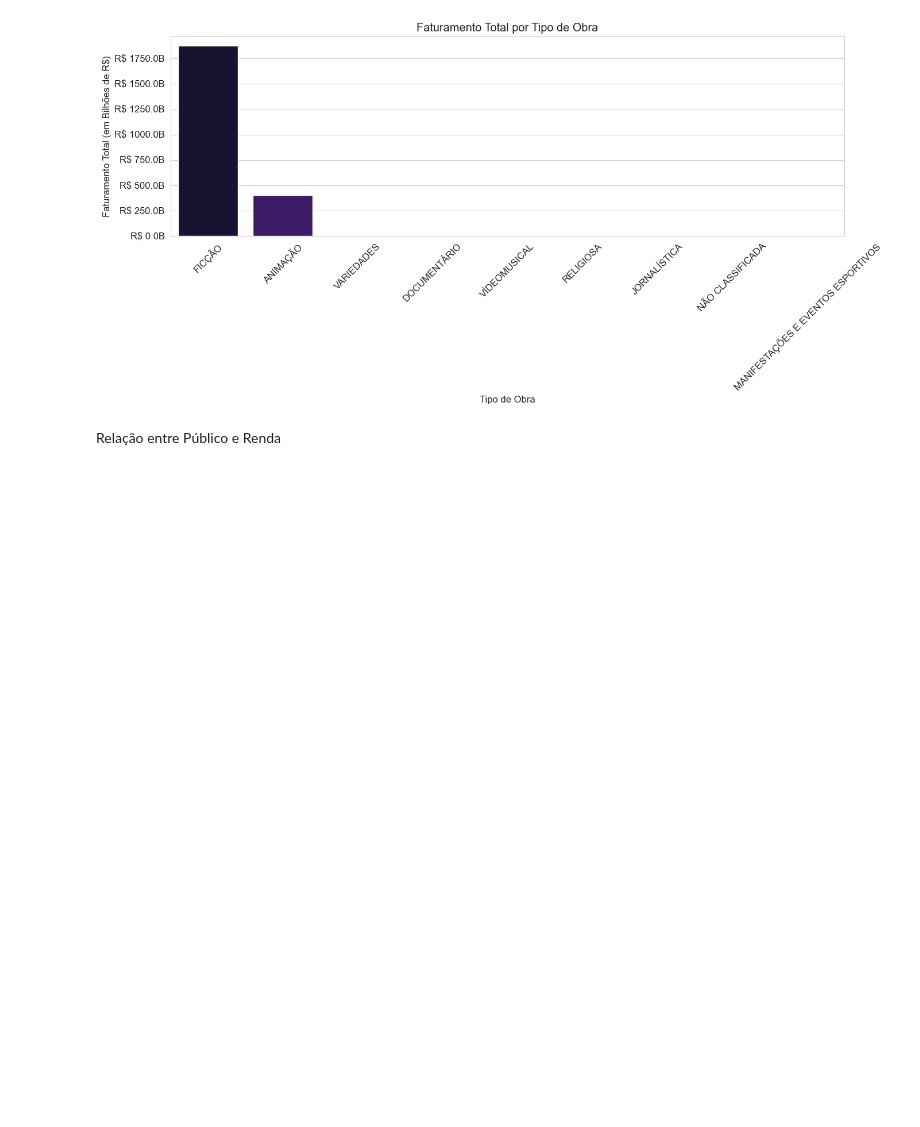
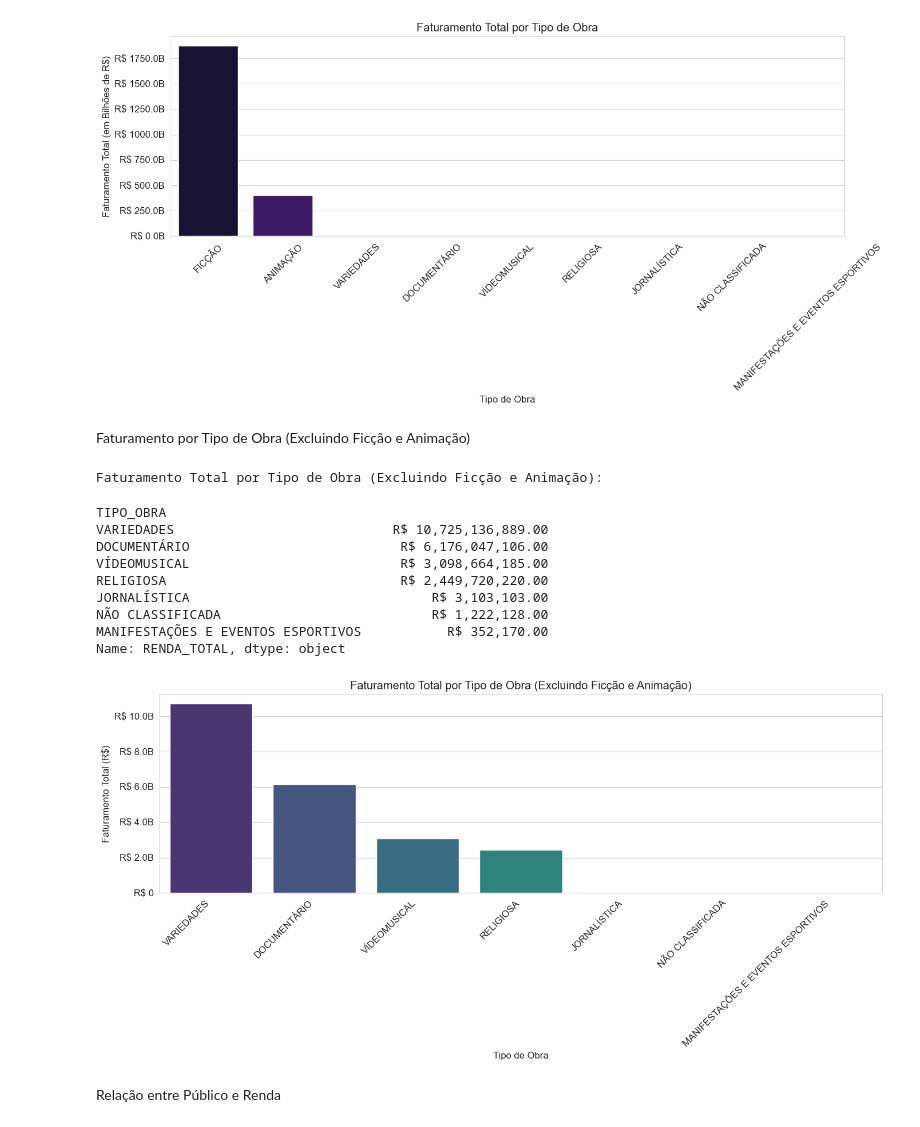
Before and after one commit to Abraao1231/trabalho-BD2, a Jupyter notebook: Data-Layer/raw/Analytcis.ipynb, the cells around one changed output. Cells and saved outputs as stored; diff of their text form; code cells hidden in the pictures; blank space fills up the shorter version.

```diff
--- a/Data-Layer/raw/Analytcis.ipynb
+++ b/Data-Layer/raw/Analytcis.ipynb
@@ -185,6 +186,46 @@ NÃO CLASSIFICADA                              R$ 1,222,128.00
 MANIFESTAÇÕES E EVENTOS ESPORTIVOS              R$ 352,170.00
 Name: RENDA_TOTAL, dtype: object
 [figure]
+# %% [markdown]
+Faturamento por Tipo de Obra (Excluindo Ficção e Animação)
+# %%
+if df is not None:
+    # Excluir tipos de obra: Ficção e Animação
+    tipos_excluidos = ['FICÇÃO', 'ANIMAÇÃO', 'FICCAO', 'ANIMACAO']
+    df_filtrado_tipos = df[~df['TIPO_OBRA'].isin(tipos_excluidos)]
+
+    # Agrupar por tipo de obra
+    renda_por_tipo_filtrado = df_filtrado_tipos.groupby('TIPO_OBRA')['RENDA_TOTAL'].sum().sort_values(ascending=False)
+
+    print("\nFaturamento Total por Tipo de Obra (Excluindo Ficção e Animação):")
+    display(renda_por_tipo_filtrado.apply(lambda x: f"R$ {x:,.2f}"))
+
+    # Gráfico de barras
+    ax = sns.barplot(x=renda_por_tipo_filtrado.index, y=renda_por_tipo_filtrado.values,
+                     hue=renda_por_tipo_filtrado.index, palette='viridis', legend=False)
+    ax.set_title('Faturamento Total por Tipo de Obra (Excluindo Ficção e Animação)')
+    ax.set_xlabel('Tipo de Obra')
+    ax.set_ylabel('Faturamento Total (R$)')
+
+    # Formatação dinâmica do eixo Y (bilhões/milhões)
+    formatter = FuncFormatter(lambda y, pos: f'R$ {y/1e9:.1f}B' if abs(y) >= 1e9 else (f'R$ {y/1e6:.1f}M' if abs(y) >= 1e6 else f'R$ {y:,.0f}'))
+    ax.yaxis.set_major_formatter(formatter)
+
+    plt.xticks(rotation=45, ha='right')
+    plt.tight_layout()
+    plt.show()
+# %% [output]
+Faturamento Total por Tipo de Obra (Excluindo Ficção e Animação):
+TIPO_OBRA
+VARIEDADES                            R$ 10,725,136,889.00
+DOCUMENTÁRIO                           R$ 6,176,047,106.00
+VÍDEOMUSICAL                           R$ 3,098,664,185.00
+RELIGIOSA                              R$ 2,449,720,220.00
+JORNALÍSTICA                               R$ 3,103,103.00
+NÃO CLASSIFICADA                           R$ 1,222,128.00
+MANIFESTAÇÕES E EVENTOS ESPORTIVOS           R$ 352,170.00
+Name: RENDA_TOTAL, dtype: object
+[figure, added]
 # %% [markdown]
 Relação entre Público e Renda
 # %%
```
Also changed, not shown: parts of 2 cells of this notebook.
